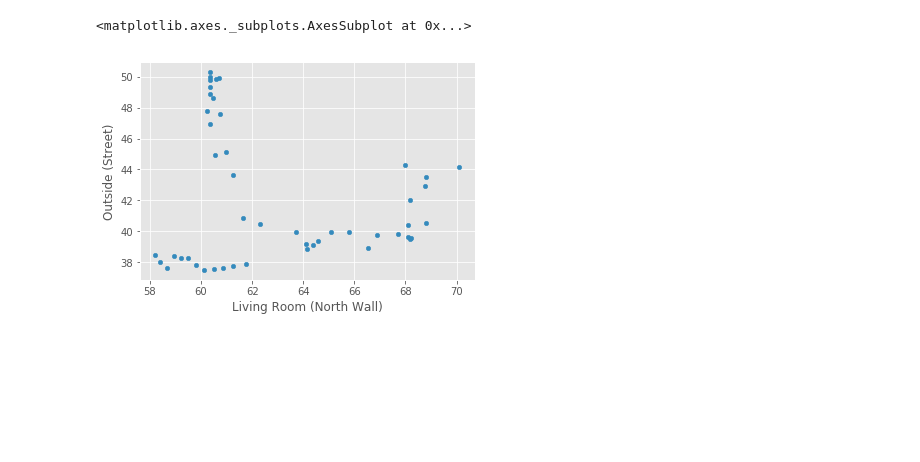
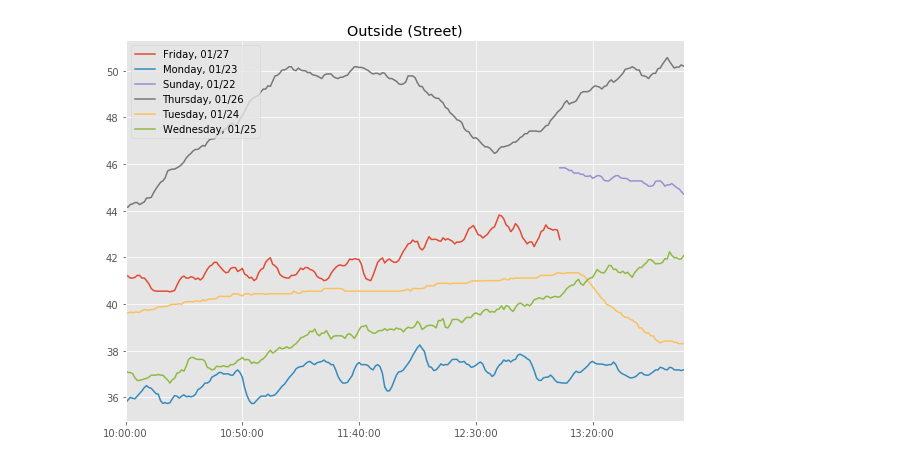
Before and after one commit to dan-nadler/thermoPi, a Jupyter notebook: thermo/analysis/notebook.ipynb, the cells around one changed output. Saved outputs shown, nothing was run; the diff lists cells and outputs as text; code cells hidden in the pictures; blank space fills up the shorter version.

Commit message:
filter by hour on create_group_by_day_ploy

```diff
--- a/thermo/analysis/notebook.ipynb
+++ b/thermo/analysis/notebook.ipynb
@@ -12 +19,5 @@ create_standard_plot(6);
+# %%
+create_group_by_day_plot('Outside (Street)', filter_hours=3, figsize=(10,7));
+# %% [output]
+[figure, added]
 # %%
@@ -16,9 +26,0 @@ df = df.resample('300S').median()
-# %%
-df[['Living Room (North Wall)','Outside (Street)']].resample('1800S').median().plot(
-    kind='scatter',
-    x='Living Room (North Wall)',
-    y = 'Outside (Street)'
-)
-# %% [output]
-<matplotlib.axes._subplots.AxesSubplot at 0x...>
-[figure, removed]
```
Also changed, not shown: parts of 26 cells of this notebook, 4 other files.
